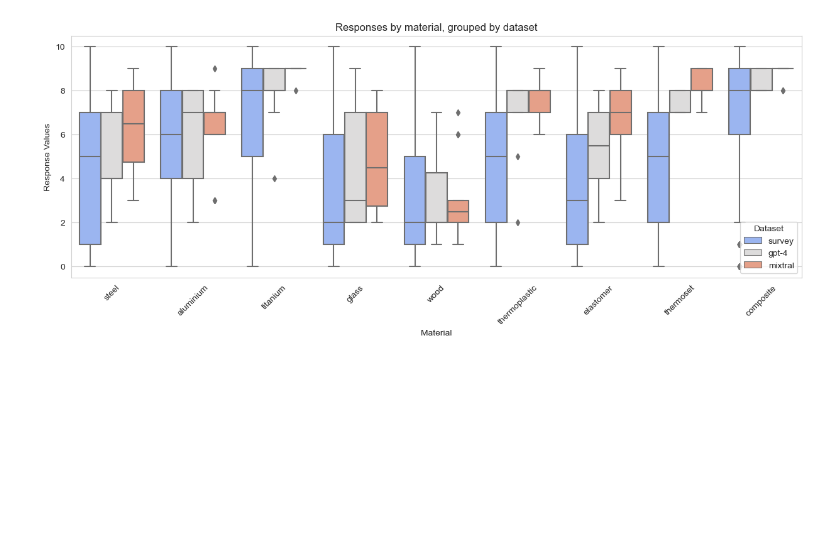
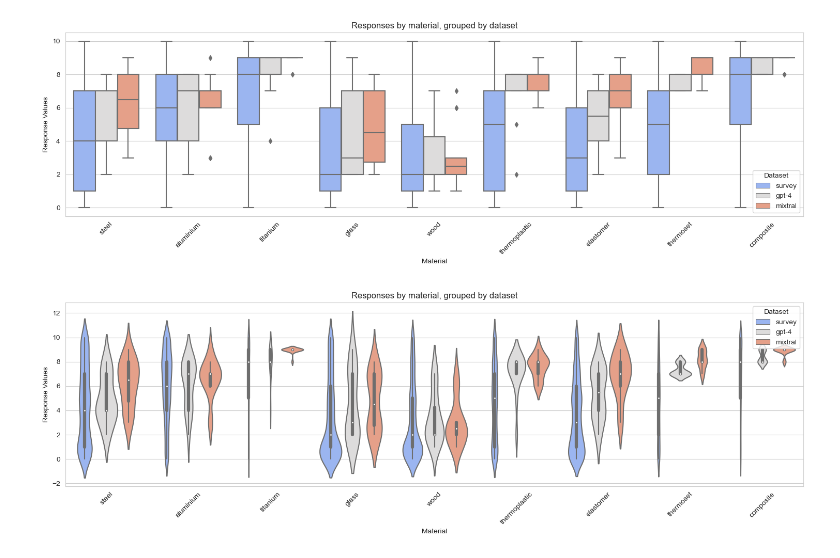
Before and after one commit to grndnl/llm_material_selection_jcise, a Jupyter notebook: evaluation/aggregate_results.ipynb, the cells around one changed output. Saved outputs shown, nothing was run; the diff lists cells and outputs as text; code cells hidden in the pictures; blank space fills up the shorter version.

Commit message:
added plots

```diff
--- a/evaluation/aggregate_results.ipynb
+++ b/evaluation/aggregate_results.ipynb
@@ -19,14 +19,33 @@ combined_df = pd.concat([survey, gpt4, mixtral]) #, melm])
 # %%
 # Recreate the box and whisker plot with updated dataset names and excluding outliers
 plt.figure(figsize=(15, 5))
 sns.boxplot(data=combined_df, x='material', y='response', hue='Dataset',
             palette='coolwarm') #, showfliers=False)
 
 plt.title('Responses by material, grouped by dataset')
 plt.ylabel('Response Values')
 plt.xlabel('Material')
 plt.legend(title='Dataset')
 plt.xticks(rotation=45)
+# save figure without cropping the labels
+plt.tight_layout()
+plt.savefig('responses_by_material_grouped_by_dataset.pdf')
 plt.show()
 # %% [output]
-[figure, old version]
+[figure, new version]
+# %%
+# make a violin plot
+plt.figure(figsize=(15, 5))
+sns.violinplot(data=combined_df, x='material', y='response', hue='Dataset',
+               palette='coolwarm')
+plt.title('Responses by material, grouped by dataset')
+plt.ylabel('Response Values')
+plt.xlabel('Material')
+plt.legend(title='Dataset')
+plt.xticks(rotation=45)
+# save figure without cropping the labels
+plt.tight_layout()
+plt.savefig('responses_by_material_grouped_by_dataset-violin.pdf')
+plt.show()
+# %% [output]
+[figure, added]
```
Also changed, not shown: 2 other files.
